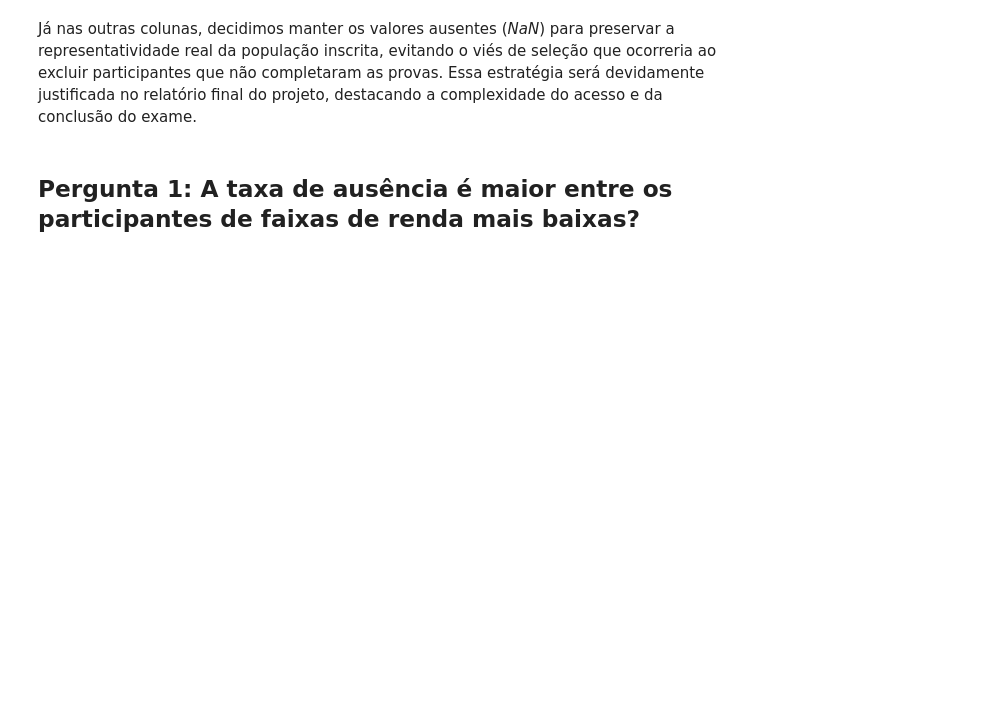
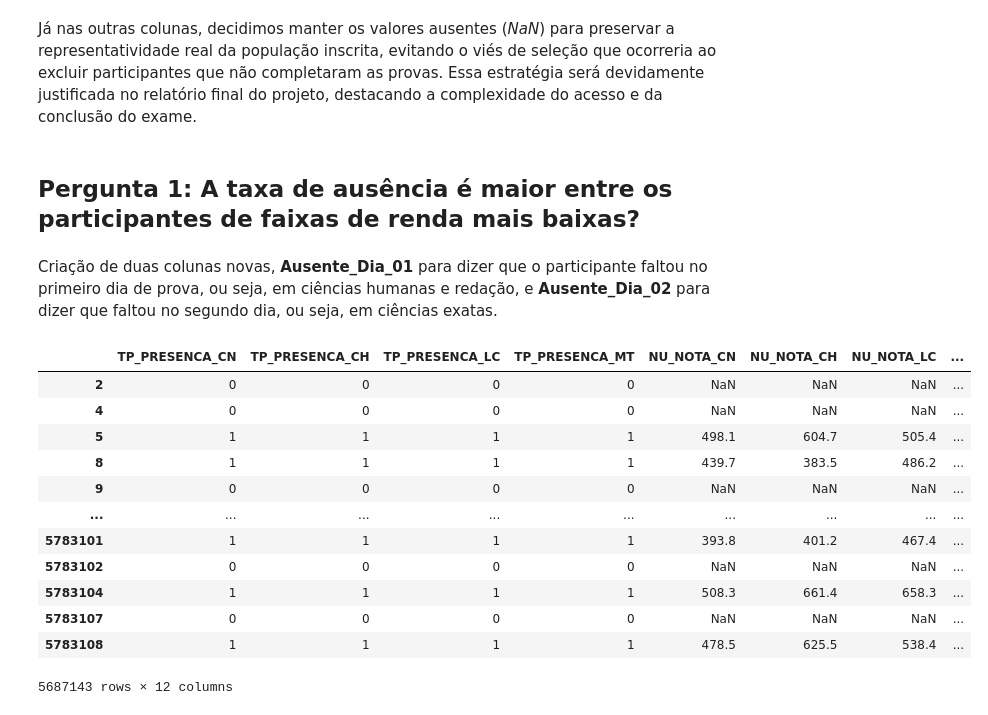
Before and after one commit to CoderAugusto/enem-data-dashboard, a Jupyter notebook: notebooks/01_exploracao_inicial.ipynb, the cells around one changed output. Drawn from its saved outputs; the diff is of its cells as text; code cells hidden in the pictures; blank space fills up the shorter version.

```diff
--- a/notebooks/01_exploracao_inicial.ipynb
+++ b/notebooks/01_exploracao_inicial.ipynb
@@ -122,3 +131,30 @@ dtype: int64
 Já nas outras colunas, decidimos manter os valores ausentes (*NaN*) para preservar a representatividade real da população inscrita, evitando o viés de seleção que ocorreria ao excluir participantes que não completaram as provas. Essa estratégia será devidamente justificada no relatório final do projeto, destacando a complexidade do acesso e da conclusão do exame.
 # %% [markdown]
 ## Pergunta 1: A taxa de ausência é maior entre os participantes de faixas de renda mais baixas?
+# %% [markdown]
+Criação de duas colunas novas, **Ausente_Dia_01** para dizer que o participante faltou no primeiro dia de prova, ou seja, em ciências humanas e redação, e **Ausente_Dia_02** para dizer que faltou no segundo dia, ou seja, em ciências exatas.
+# %%
+# Para o dia de Ciências Humanas
+
+df_limpo["Ausente_Dia_01"] = ((df_limpo["TP_PRESENCA_CH"] == 0) & (df_limpo["TP_PRESENCA_LC"] == 0)).astype(int)
+
+# Para o dia de Ciências Exatas
+
+df_limpo["Ausente_Dia_02"] = ((df_limpo["TP_PRESENCA_CN"] == 0) & (df_limpo["TP_PRESENCA_MT"] == 0)).astype(int)
+
+
+display(df_limpo)
+# %% [output]
+|  | TP_PRESENCA_CN | TP_PRESENCA_CH | TP_PRESENCA_LC | TP_PRESENCA_MT | NU_NOTA_CN | NU_NOTA_CH | NU_NOTA_LC | ... |
+| 2 | 0 | 0 | 0 | 0 | NaN | NaN | NaN | ... |
+| 4 | 0 | 0 | 0 | 0 | NaN | NaN | NaN | ... |
+| 5 | 1 | 1 | 1 | 1 | 498.1 | 604.7 | 505.4 | ... |
+| 8 | 1 | 1 | 1 | 1 | 439.7 | 383.5 | 486.2 | ... |
+| 9 | 0 | 0 | 0 | 0 | NaN | NaN | NaN | ... |
+| ... | ... | ... | ... | ... | ... | ... | ... | ... |
+| 5783101 | 1 | 1 | 1 | 1 | 393.8 | 401.2 | 467.4 | ... |
+| 5783102 | 0 | 0 | 0 | 0 | NaN | NaN | NaN | ... |
+| 5783104 | 1 | 1 | 1 | 1 | 508.3 | 661.4 | 658.3 | ... |
+| 5783107 | 0 | 0 | 0 | 0 | NaN | NaN | NaN | ... |
+| 5783108 | 1 | 1 | 1 | 1 | 478.5 | 625.5 | 538.4 | ... |
+5687143 rows × 12 columns
```
Also changed, not shown: parts of 10 cells of this notebook.
